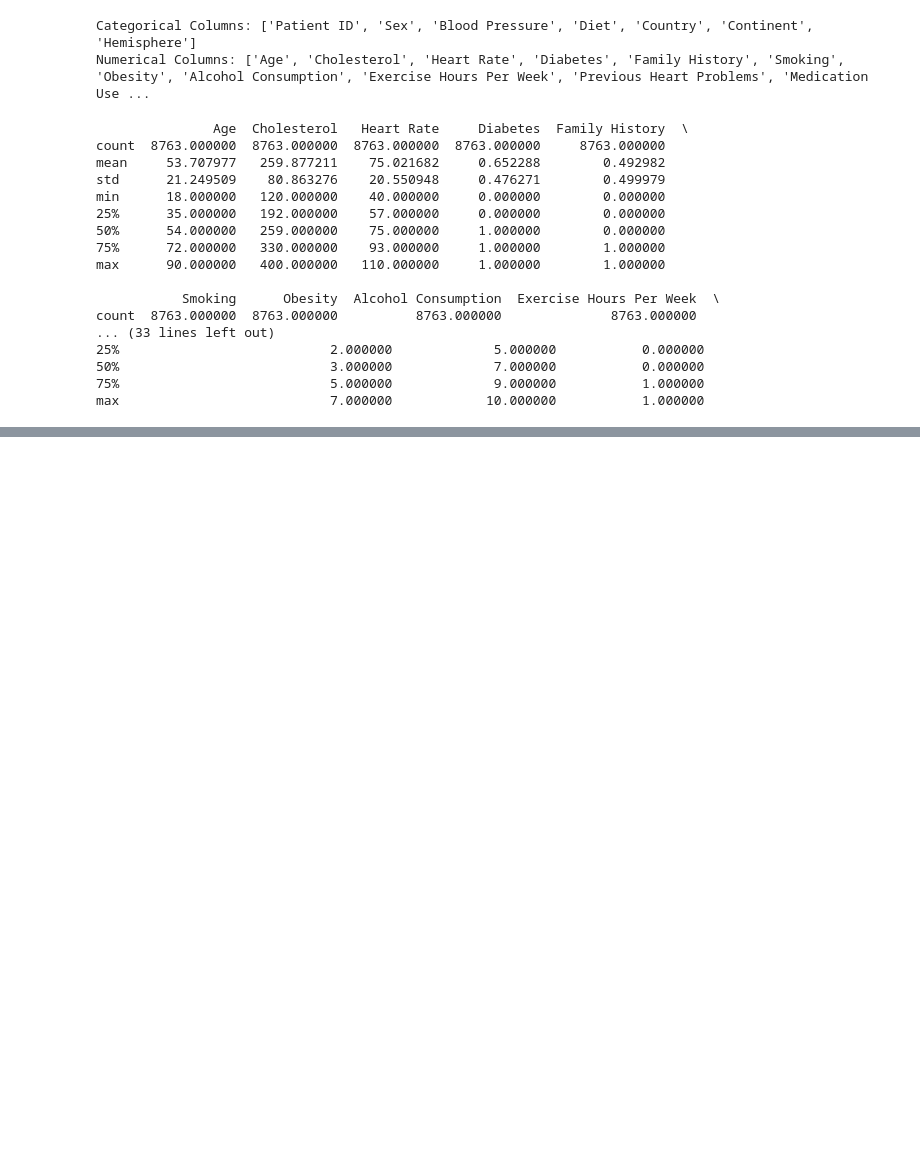
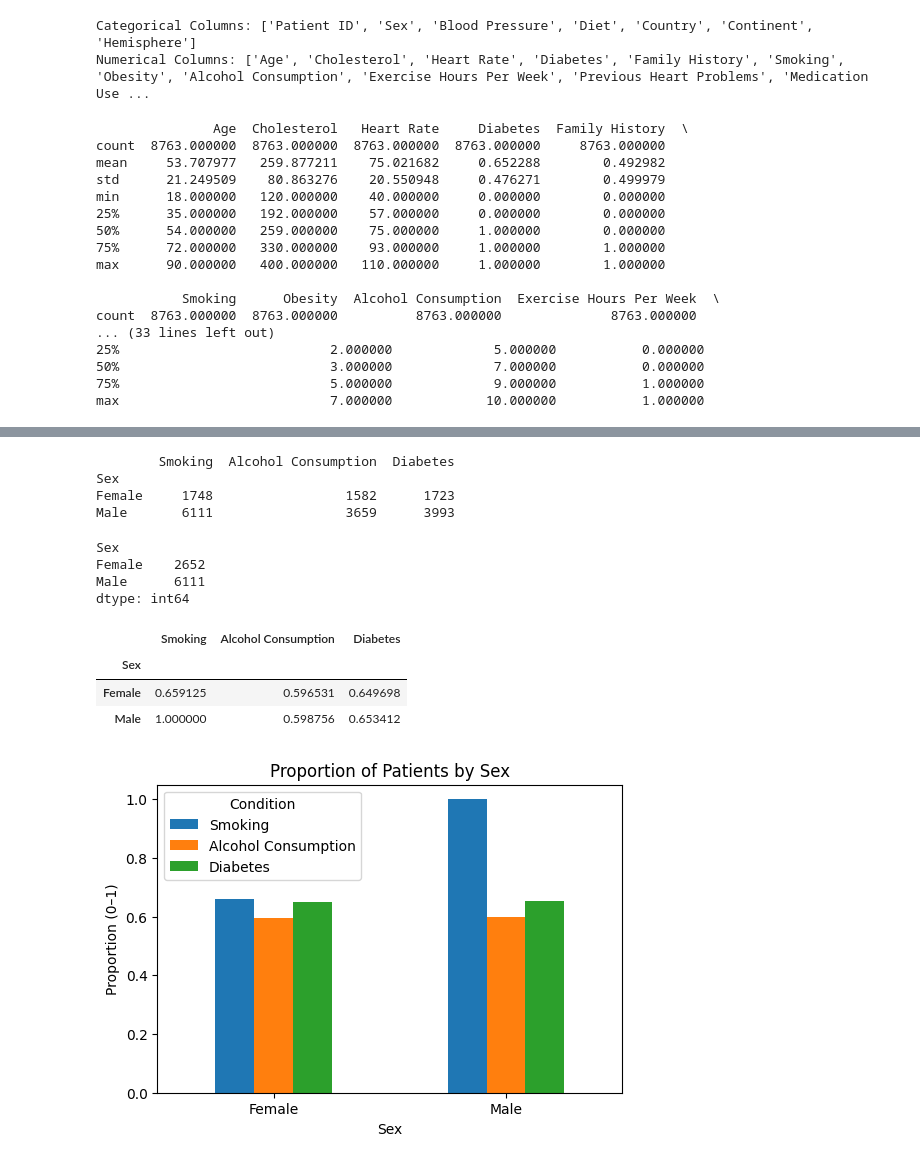
Before and after one commit to Sushilcloud/Kaggle_DataScience_Projects, a Jupyter notebook: heart-attack-risk-prediction-dataset.ipynb, the cells around one changed output, grey strips where cells are left out. Saved outputs shown, nothing was run; the diff lists cells and outputs as text; code cells hidden in the pictures; blank space fills up the shorter version.

```diff
--- a/heart-attack-risk-prediction-dataset.ipynb
+++ b/heart-attack-risk-prediction-dataset.ipynb
@@ -141,0 +177,40 @@ print(avg_age)
+# %%
+# with Group by  Get counts per sex
+result = data.groupby('Sex')[['Smoking', 'Alcohol Consumption', 'Diabetes']].sum()
+
+print(result)
+# %% [output]
+        Smoking  Alcohol Consumption  Diabetes
+Sex
+Female     1748                 1582      1723
+Male       6111                 3659      3993
+# %%
+# Get totals per sex (number of patients in each sex group)
+totals=data.groupby('Sex').size()
+print(totals)
+# %% [output]
+Sex
+Female    2652
+Male      6111
+dtype: int64
+# %%
+# Calculate proportions
+proportions=result.div(totals,axis=0)
+proportions
+# %% [output]
+|  | Smoking | Alcohol Consumption | Diabetes |
+| Sex |  |  |  |
+| Female | 0.659125 | 0.596531 | 0.649698 |
+| Male | 1.000000 | 0.598756 | 0.653412 |
+# %%
+proportions.plot(kind='bar', figsize=(6,4
+                                    ))
+
+plt.title("Proportion of Patients by Sex")
+plt.ylabel("Proportion (0–1)")
+plt.xlabel("Sex")
+plt.legend(title="Condition")
+plt.xticks(rotation=0)
+plt.show()
+# %% [output]
+[figure, added]
```
Also changed, not shown: parts of 6 cells of this notebook.
